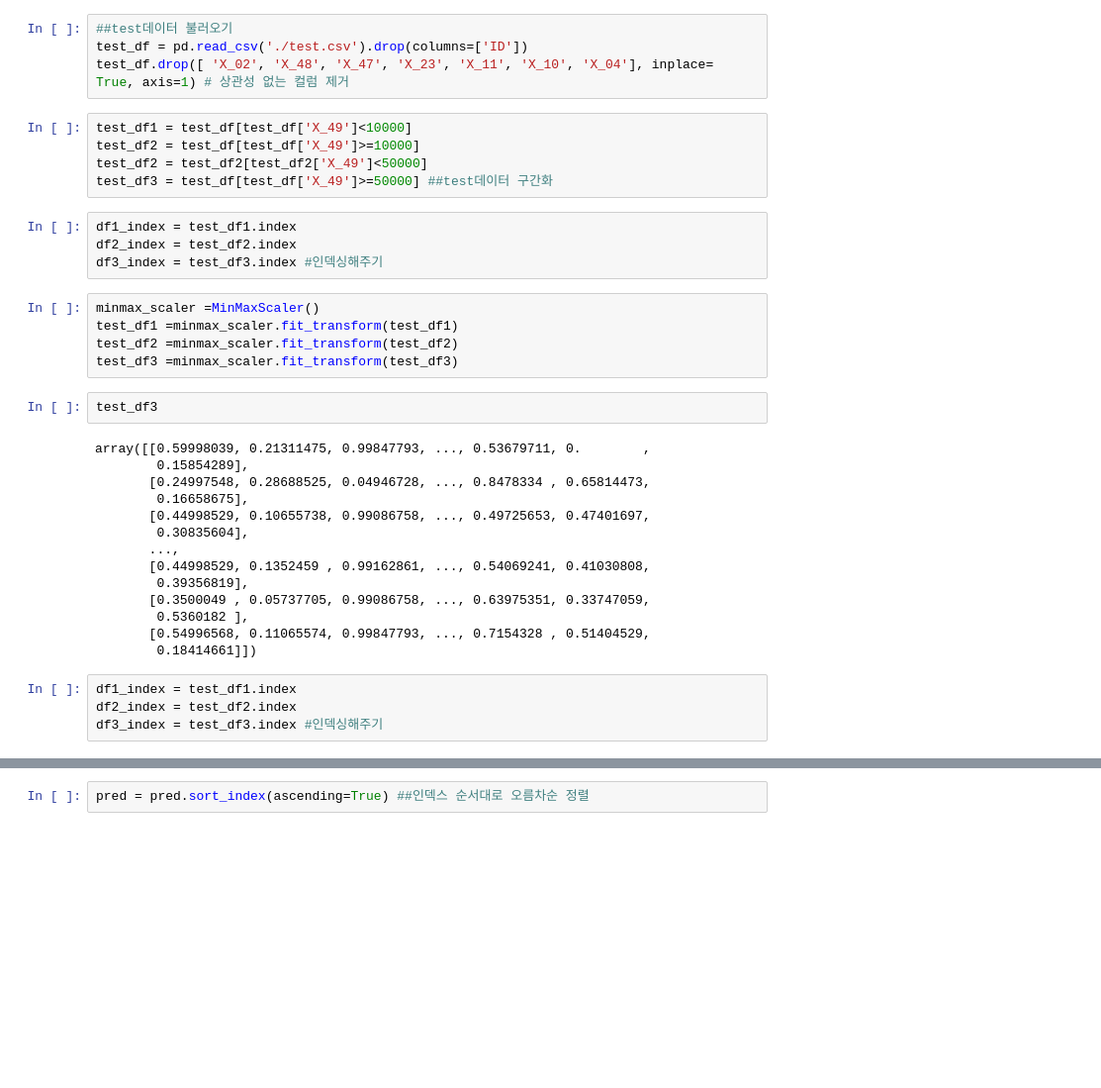
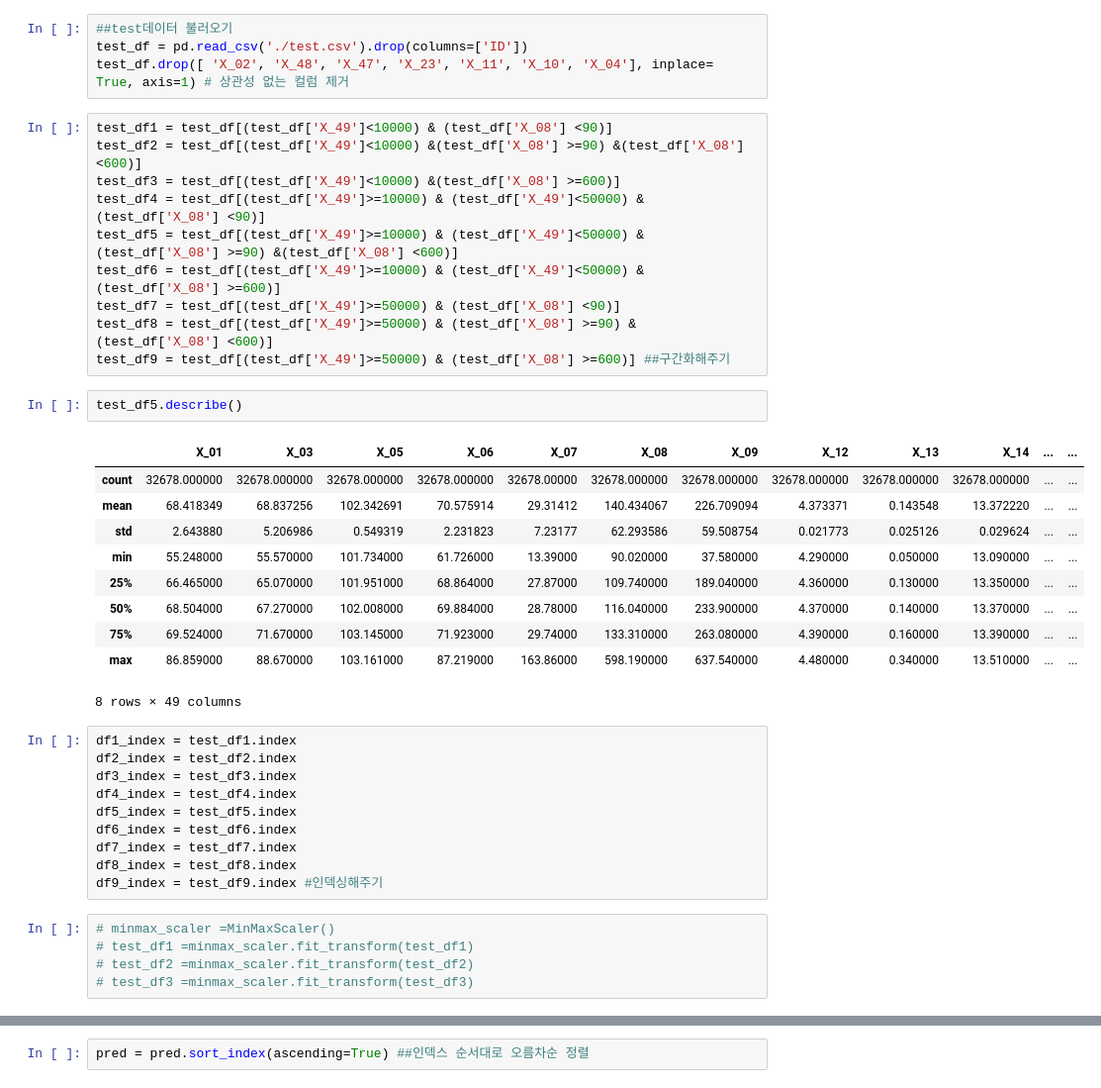
Before and after one commit to mjcode1588/trendsetter, a Jupyter notebook: glod bone/변수나눠주기.ipynb, the cells around one changed output, grey strips where cells are left out. Shown at 99% size. Cells and saved outputs as stored; diff of their text form; blank space fills up the shorter version.

```diff
--- a/glod bone/변수나눠주기.ipynb
+++ b/glod bone/변수나눠주기.ipynb
@@ -85,37 +123,41 @@ RMSE':0.7226532059070748
 ##test데이터 불러오기
 test_df = pd.read_csv('./test.csv').drop(columns=['ID'])
 test_df.drop([ 'X_02', 'X_48', 'X_47', 'X_23', 'X_11', 'X_10', 'X_04'], inplace= True, axis=1) # 상관성 없는 컬럼 제거
-# %%
-test_df1 = test_df[test_df['X_49']<10000]
-test_df2 = test_df[test_df['X_49']>=10000]
-test_df2 = test_df2[test_df2['X_49']<50000]
-test_df3 = test_df[test_df['X_49']>=50000] ##test데이터 구간화
+# %%
+test_df1 = test_df[(test_df['X_49']<10000) & (test_df['X_08'] <90)]
+test_df2 = test_df[(test_df['X_49']<10000) &(test_df['X_08'] >=90) &(test_df['X_08'] <600)]
+test_df3 = test_df[(test_df['X_49']<10000) &(test_df['X_08'] >=600)]
+test_df4 = test_df[(test_df['X_49']>=10000) & (test_df['X_49']<50000) & (test_df['X_08'] <90)]
+test_df5 = test_df[(test_df['X_49']>=10000) & (test_df['X_49']<50000) & (test_df['X_08'] >=90) &(test_df['X_08'] <600)]
+test_df6 = test_df[(test_df['X_49']>=10000) & (test_df['X_49']<50000) & (test_df['X_08'] >=600)]
+test_df7 = test_df[(test_df['X_49']>=50000) & (test_df['X_08'] <90)]
+test_df8 = test_df[(test_df['X_49']>=50000) & (test_df['X_08'] >=90) &(test_df['X_08'] <600)]
+test_df9 = test_df[(test_df['X_49']>=50000) & (test_df['X_08'] >=600)] ##구간화해주기
+# %%
+test_df5.describe()
+# %% [output]
+|  | X_01 | X_03 | X_05 | X_06 | X_07 | X_08 | X_09 | X_12 | X_13 | X_14 | ... | ... |
+| count | 32678.000000 | 32678.000000 | 32678.000000 | 32678.000000 | 32678.00000 | 32678.000000 | 32678.000000 | 32678.000000 | 32678.000000 | 32678.000000 | ... | ... |
+| mean | 68.418349 | 68.837256 | 102.342691 | 70.575914 | 29.31412 | 140.434067 | 226.709094 | 4.373371 | 0.143548 | 13.372220 | ... | ... |
+| std | 2.643880 | 5.206986 | 0.549319 | 2.231823 | 7.23177 | 62.293586 | 59.508754 | 0.021773 | 0.025126 | 0.029624 | ... | ... |
+| min | 55.248000 | 55.570000 | 101.734000 | 61.726000 | 13.39000 | 90.020000 | 37.580000 | 4.290000 | 0.050000 | 13.090000 | ... | ... |
+| 25% | 66.465000 | 65.070000 | 101.951000 | 68.864000 | 27.87000 | 109.740000 | 189.040000 | 4.360000 | 0.130000 | 13.350000 | ... | ... |
+| 50% | 68.504000 | 67.270000 | 102.008000 | 69.884000 | 28.78000 | 116.040000 | 233.900000 | 4.370000 | 0.140000 | 13.370000 | ... | ... |
+| 75% | 69.524000 | 71.670000 | 103.145000 | 71.923000 | 29.74000 | 133.310000 | 263.080000 | 4.390000 | 0.160000 | 13.390000 | ... | ... |
+| max | 86.859000 | 88.670000 | 103.161000 | 87.219000 | 163.86000 | 598.190000 | 637.540000 | 4.480000 | 0.340000 | 13.510000 | ... | ... |
+8 rows × 49 columns
 # %%
 df1_index = test_df1.index
 df2_index = test_df2.index
-df3_index = test_df3.index #인덱싱해주기
+df3_index = test_df3.index
+df4_index = test_df4.index
+df5_index = test_df5.index
+df6_index = test_df6.index
+df7_index = test_df7.index
+df8_index = test_df8.index
+df9_index = test_df9.index #인덱싱해주기
 # %%
-minmax_scaler =MinMaxScaler()
-test_df1 =minmax_scaler.fit_transform(test_df1)
-test_df2 =minmax_scaler.fit_transform(test_df2)
-test_df3 =minmax_scaler.fit_transform(test_df3)
+# minmax_scaler =MinMaxScaler()
+# test_df1 =minmax_scaler.fit_transform(test_df1)
+# test_df2 =minmax_scaler.fit_transform(test_df2)
+# test_df3 =minmax_scaler.fit_transform(test_df3)
-# %%
-test_df3
-# %% [output]
-array([[0.59998039, 0.21311475, 0.99847793, ..., 0.53679711, 0.        ,
-        0.15854289],
-       [0.24997548, 0.28688525, 0.04946728, ..., 0.8478334 , 0.65814473,
-        0.16658675],
-       [0.44998529, 0.10655738, 0.99086758, ..., 0.49725653, 0.47401697,
-        0.30835604],
-       ...,
-       [0.44998529, 0.1352459 , 0.99162861, ..., 0.54069241, 0.41030808,
-        0.39356819],
-       [0.3500049 , 0.05737705, 0.99086758, ..., 0.63975351, 0.33747059,
-        0.5360182 ],
-       [0.54996568, 0.11065574, 0.99847793, ..., 0.7154328 , 0.51404529,
-        0.18414661]])
-# %%
-df1_index = test_df1.index
-df2_index = test_df2.index
-df3_index = test_df3.index #인덱싱해주기
```
Also changed, not shown: parts of 38 cells of this notebook, 9 other files.
